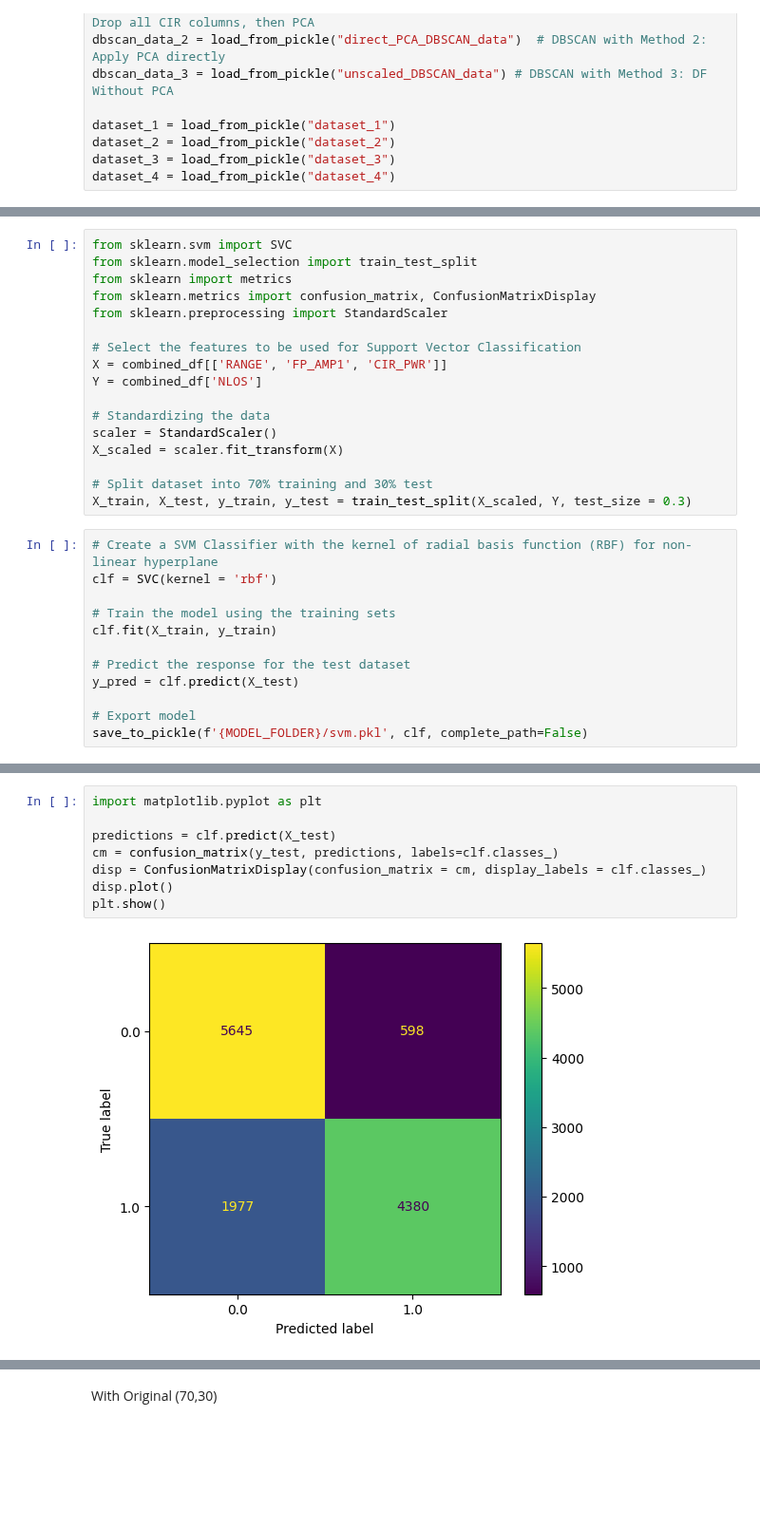
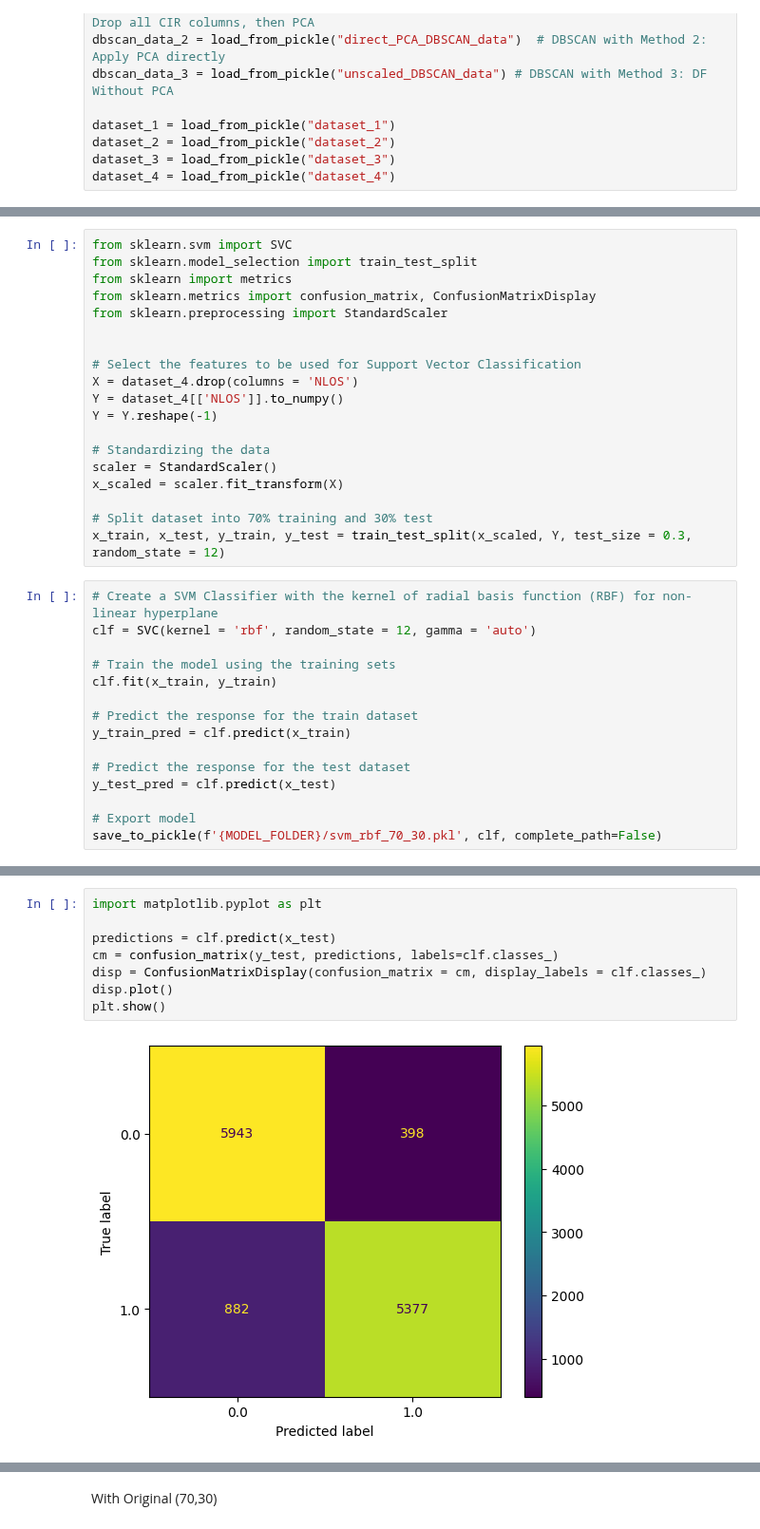
Before and after one commit to ptrpfa/UWB-LOS-NLOS-Classification, a Jupyter notebook: data_mining.ipynb, the cells around one changed output, grey strips where cells are left out. Shown at 95% size. Cells and saved outputs as stored; diff of their text form; blank space fills up the shorter version.

Commit message:
Added MLP Classifier with Hyper Paremeter Tuning and Adjusted SVM with Dataset 4 and added Performance Metrics for SVM

```diff
--- a/data_mining.ipynb
+++ b/data_mining.ipynb
@@ -29,25 +41,30 @@ from sklearn import metrics
 from sklearn.metrics import confusion_matrix, ConfusionMatrixDisplay
 from sklearn.preprocessing import StandardScaler
 
+
 # Select the features to be used for Support Vector Classification
-X = combined_df[['RANGE', 'FP_AMP1', 'CIR_PWR']]
-Y = combined_df['NLOS']
+X = dataset_4.drop(columns = 'NLOS')
+Y = dataset_4[['NLOS']].to_numpy()
+Y = Y.reshape(-1)
 
 # Standardizing the data
 scaler = StandardScaler()
-X_scaled = scaler.fit_transform(X)
+x_scaled = scaler.fit_transform(X)
 
 # Split dataset into 70% training and 30% test
-X_train, X_test, y_train, y_test = train_test_split(X_scaled, Y, test_size = 0.3)
+x_train, x_test, y_train, y_test = train_test_split(x_scaled, Y, test_size = 0.3, random_state = 12)
 # %%
 # Create a SVM Classifier with the kernel of radial basis function (RBF) for non-linear hyperplane
-clf = SVC(kernel = 'rbf')
+clf = SVC(kernel = 'rbf', random_state = 12, gamma = 'auto')
 
 # Train the model using the training sets
-clf.fit(X_train, y_train)
+clf.fit(x_train, y_train)
+
+# Predict the response for the train dataset
+y_train_pred = clf.predict(x_train)
 
 # Predict the response for the test dataset
-y_pred = clf.predict(X_test)
+y_test_pred = clf.predict(x_test)
 
 # Export model
-save_to_pickle(f'{MODEL_FOLDER}/svm.pkl', clf, complete_path=False)
+save_to_pickle(f'{MODEL_FOLDER}/svm_rbf_70_30.pkl', clf, complete_path=False)
@@ -93,10 +143,10 @@ False Negative
 # %%
 import matplotlib.pyplot as plt
 
-predictions = clf.predict(X_test)
+predictions = clf.predict(x_test)
 cm = confusion_matrix(y_test, predictions, labels=clf.classes_)
 disp = ConfusionMatrixDisplay(confusion_matrix = cm, display_labels = clf.classes_)
 disp.plot()
 plt.show()
 # %% [output]
-[figure, old version]
+[figure, new version]
```
Also changed, not shown: parts of 36 cells of this notebook, 3 other files.
